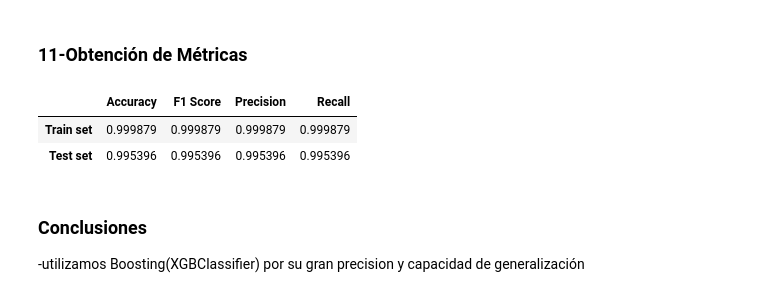
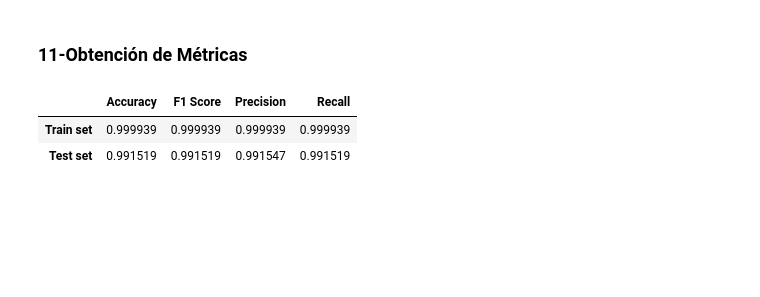
Before and after one commit to 4GeeksAcademy/Elreno23-machine-learning-python-template, a Jupyter notebook: src/09-k-means-housing.ipynb, the cells around one changed output. Drawn from its saved outputs; the diff is of its cells as text; code cells hidden in the pictures; blank space fills up the shorter version.

Commit message:
09-k-means-housing-Correciones

```diff
--- a/src/09-k-means-housing.ipynb
+++ b/src/09-k-means-housing.ipynb
@@ -81,7 +110,7 @@ fig.show()
 # %%
 k_means_visual = KMeans(random_state=18)
 elbow_visualizer = KElbowVisualizer(k_means_visual, k=(2,11))
-elbow_visualizer.fit(df)
+elbow_visualizer.fit(scaler_train)
 elbow_visualizer.show()
 # %% [output]
 findfont: Generic family 'sans-serif' not found because none of the following families were found: Arial, Liberation Sans, Bitstream Vera Sans, sans-serif
@@ -113,6 +142,4 @@ findfont: Generic family 'sans-serif' not found because none of the following fa
 # %%
-k_means = KMeans(n_clusters=5, random_state=18)
-df["cluster"] = k_means.fit_predict(df)
-
-df
+k_means = KMeans(n_clusters=6, random_state=18)
+k_means.fit(scaler_train)
 # %% [output]
@@ -164,0 +164,6 @@ findfont: Generic family 'sans-serif' not found because none of the following fa
+# %%
+X_train["cluster"] = train_clusters
+X_test["cluster"] = test_clusters
+
+df_scaled = scaler.transform(df)
+df["cluster"] = k_means.predict(df_scaled)
@@ -207,10 +225,13 @@ Name: MedInc, dtype: float64
 
 -Indexamos los cluster obtenidos y le asignamos como valor la media de ingresos(valores transofrmados)
 # %%
-ingresos = {0:"Ingresos medios",
-            1:"Ingresos bajos",
-            2:"Ingresos altos",
-            3:"Ingresos bajos",
-            4:"Ingresos medios"}
+ingresos = {
+    0: "Ingresos medios",
+    1: "Ingresos altos",
+    2: "Ingresos bajos",
+    3: "Ingresos bajos",
+    4: "Ingresos altos",
+    5: "Ingresos medios"}
+X_train["Ingresos"] = X_train["cluster"].map(ingresos)
+X_test["Ingresos"] = X_test["cluster"].map(ingresos)
 df["Ingresos"] = df["cluster"].map(ingresos)
-df
@@ -289,26 +296,22 @@ y_predict_train,y_predict_test
 # %% [markdown]
 ### 11-Obtención de Métricas
 # %%
-def get_classifier_metrics(y_predict_test, y_test, y_predict_train, y_train, average='micro'):
+def get_classifier_metrics(y_predict_test, y_test, y_predict_train, y_train, average='weighted'):
     metrics_train = (accuracy_score(y_train, y_predict_train),
                      f1_score(y_train, y_predict_train, average=average),
                      precision_score(y_train, y_predict_train, average=average),
                      recall_score(y_train, y_predict_train, average=average))
     metrics_test = (accuracy_score(y_test, y_predict_test),
                     f1_score(y_test, y_predict_test, average=average),
                     precision_score(y_test, y_predict_test, average=average),
                     recall_score(y_test, y_predict_test, average=average))
     return pd.DataFrame(data=[metrics_train, metrics_test],
                         columns=['Accuracy', 'F1 Score', 'Precision', 'Recall'],
                         index=['Train set', 'Test set'])
 
 result = get_classifier_metrics(y_predict_test, y_test, y_predict_train, y_train)
 result
 # %% [output]
 |  | Accuracy | F1 Score | Precision | Recall |
-| Train set | 0.999879 | 0.999879 | 0.999879 | 0.999879 |
-| Test set | 0.995396 | 0.995396 | 0.995396 | 0.995396 |
+| Train set | 0.999939 | 0.999939 | 0.999939 | 0.999939 |
+| Test set | 0.991519 | 0.991519 | 0.991547 | 0.991519 |
-# %% [markdown]
-### Conclusiones
-
--utilizamos Boosting(XGBClassifier) por su gran precision y capacidad de generalización
```
Also changed, not shown: parts of 30 cells of this notebook, 4 other files.
